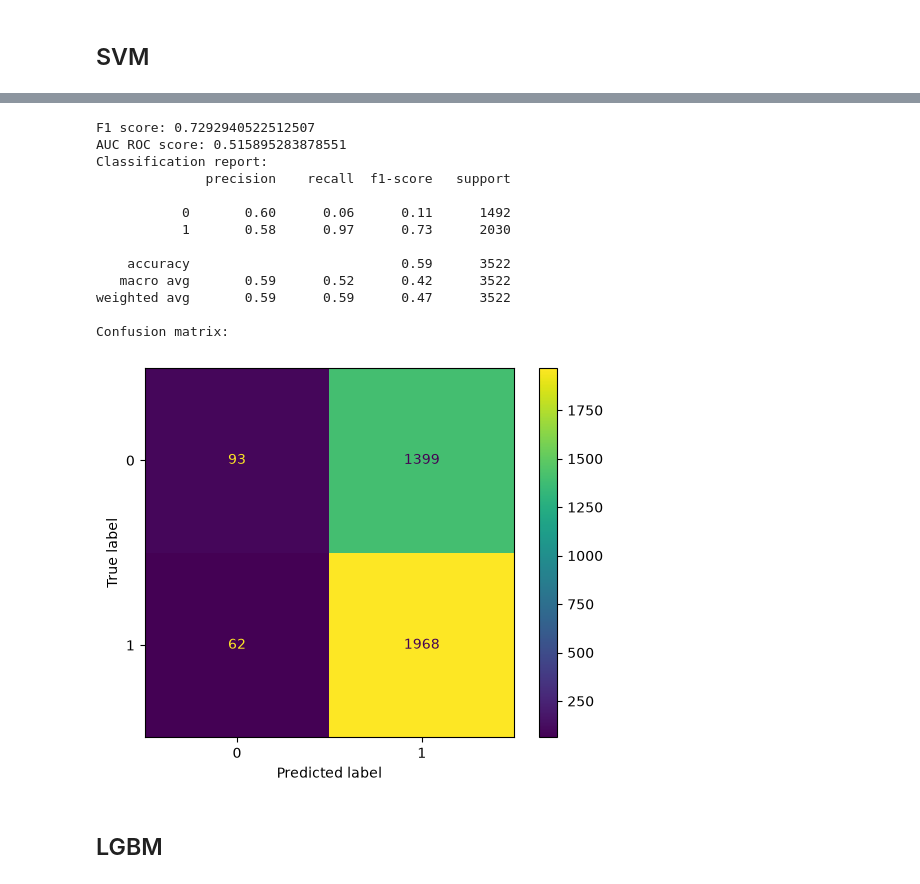
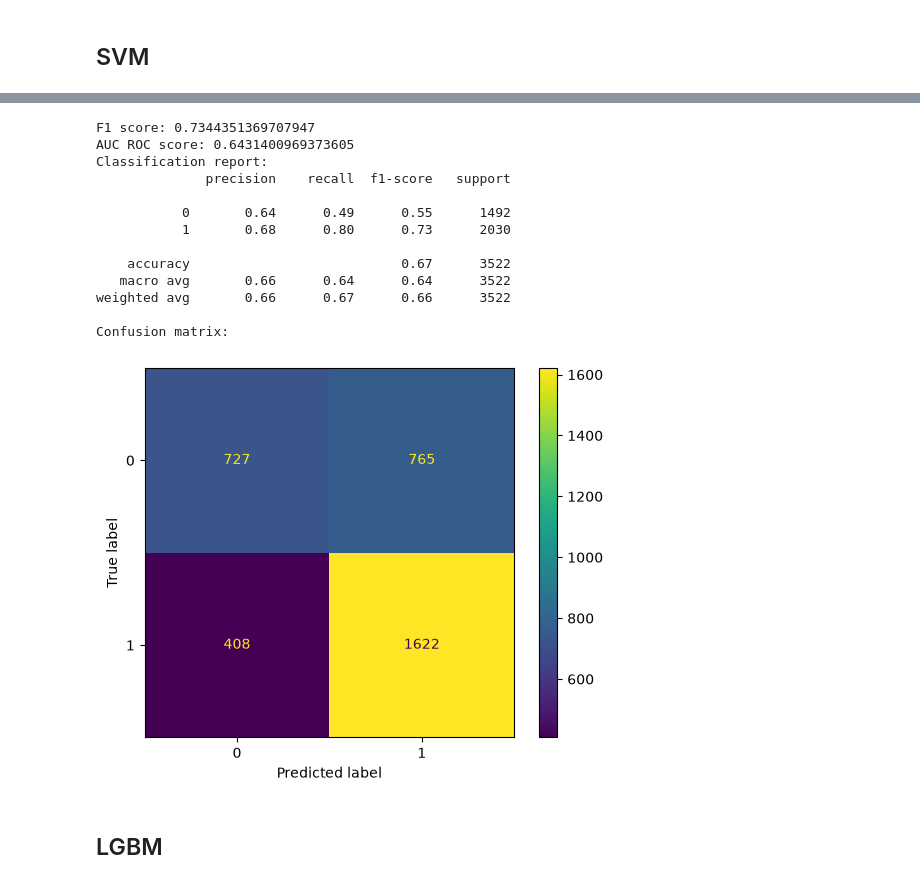
Before and after one commit to rafabandoni/nfl-predict, a Jupyter notebook: notebooks/model_development.ipynb, the cells around one changed output, grey strips where cells are left out. Drawn from its saved outputs; the diff is of its cells as text; code cells hidden in the pictures.

```diff
--- a/notebooks/model_development.ipynb
+++ b/notebooks/model_development.ipynb
@@ -653,5 +686,5 @@ pd.DataFrame({
 # %%
-logistic = LogisticRegression(max_iter=250, solver='liblinear', C=10)
+logistic = build_logistic(logistic_study.best_params)
 logistic.fit(X_train_enriched, y_train)
 
 logistic_predicts = logistic.predict(X_test_enriched)
@@ -674,22 +707,19 @@ Confusion matrix:
 # %% [markdown]
 ## SVM
 # %%
-C_list = [0.001, 0.01, 0.1, 1, 10, 100]
+def build_svm(params):
+  return Pipeline([
+      ('scaler', StandardScaler()),
+      ('clf', svm.SVC(kernel='rbf', random_state=SEED, **params)),
+  ])
 
-f1_scores = []
-auc_scores = []
+def svm_objective(trial):
+  params = {
+      'C': trial.suggest_float('C', 1e-3, 1e2, log=True),
+      'gamma': trial.suggest_float('gamma', 1e-5, 1e-1, log=True),
+  }
+  return evaluate_on_val(build_svm(params))
 
-for c in C_list:
-  svm_model = svm.SVC(kernel='rbf', C=c)
-  svm_model.fit(X_train_enriched, y_train)
-
-  preds = svm_model.predict(X_val)
-  f1_scores.append(f1_score(y_val, preds))
-  auc_scores.append(roc_auc_score(y_val, preds))
-
-pd.DataFrame({
-    'Kernel' : C_list,
-    'f1' : f1_scores,
-    'auc' : auc_scores,
-})
+svm_study = run_study(svm_objective, 'svm')
+svm_study.trials_dataframe().sort_values('value', ascending=False)
 # %% [output]
@@ -703,24 +739,24 @@ pd.DataFrame({
 # %%
-svm_model = svm.SVC(kernel='rbf', C=10)
+svm_model = build_svm(svm_study.best_params)
 svm_model.fit(X_train_enriched, y_train)
 
 svm_predicts = svm_model.predict(X_test_enriched)
 plot_results(y_test, svm_predicts, svm_model)
 # %% [output]
-F1 score: 0.7292940522512507
-AUC ROC score: 0.515895283878551
+F1 score: 0.7344351369707947
+AUC ROC score: 0.6431400969373605
 Classification report:
               precision    recall  f1-score   support
 
-           0       0.60      0.06      0.11      1492
-           1       0.58      0.97      0.73      2030
+           0       0.64      0.49      0.55      1492
+           1       0.68      0.80      0.73      2030
 
-    accuracy                           0.59      3522
-   macro avg       0.59      0.52      0.42      3522
-weighted avg       0.59      0.59      0.47      3522
+    accuracy                           0.67      3522
+   macro avg       0.66      0.64      0.64      3522
+weighted avg       0.66      0.67      0.66      3522
 
 Confusion matrix:
-[figure, old version]
+[figure, new version]
 # %% [markdown]
 ## LGBM
 # %%
```
Also changed, not shown: parts of 14 cells of this notebook.
